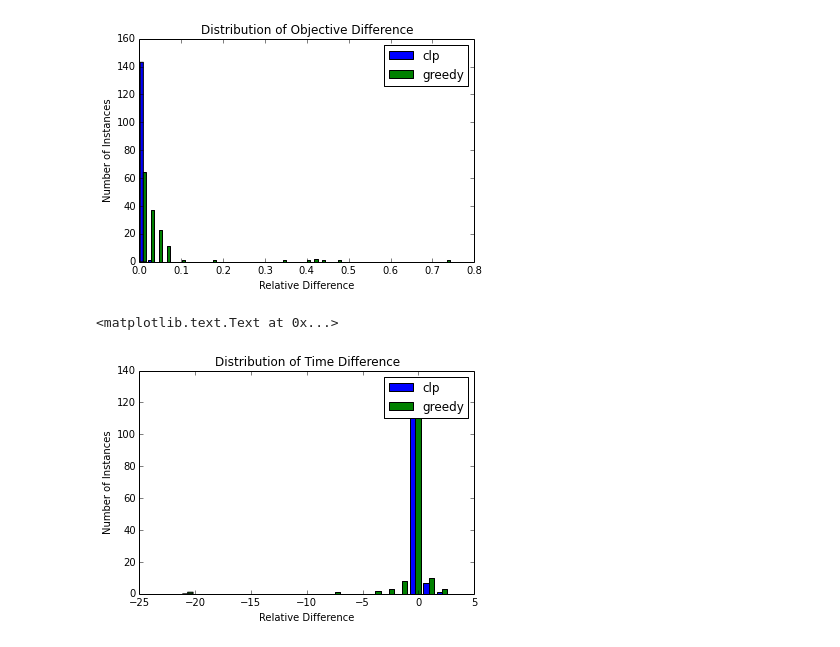
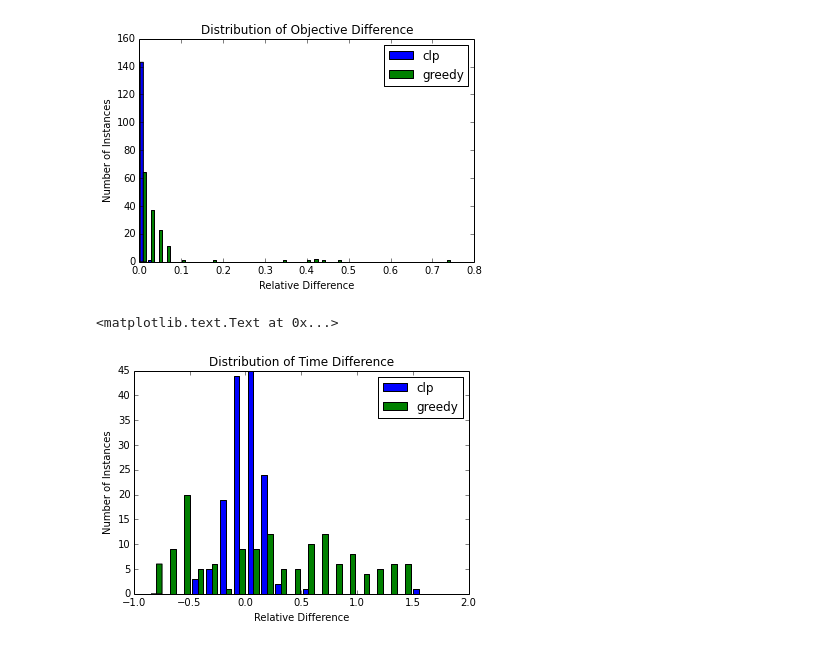
Before and after one commit to gidden/cyclopts, a Jupyter notebook: nbs/Cyclopts Run Analysis.ipynb, the cells around one changed output. Cells and saved outputs as stored; diff of their text form; code cells hidden in the pictures.

```diff
--- a/nbs/Cyclopts Run Analysis.ipynb
+++ b/nbs/Cyclopts Run Analysis.ipynb
@@ -270,14 +270,14 @@ plt.title(r'Distribution of Objective Difference')
 # %%
 vals = times
 base = 'cbc'
 baseline = {x[0]: x[1] for x in vals[base]}
-d= solver_diff(vals, base, baseline, f=diff)
+d= solver_diff(vals, base, baseline, f=rel_diff)
 
 n, bins, patches = plt.hist(d.values(), 20, label=d.keys())
 plt.legend()
 plt.xlabel('Relative Difference'.format(name))
 plt.ylabel('Number of Instances')
 plt.title(r'Distribution of Time Difference')
 # %% [output]
 <matplotlib.text.Text at 0x...>
-[figure, old version]
+[figure, new version]
```
Also changed, not shown: parts of 1 cell of this notebook.
